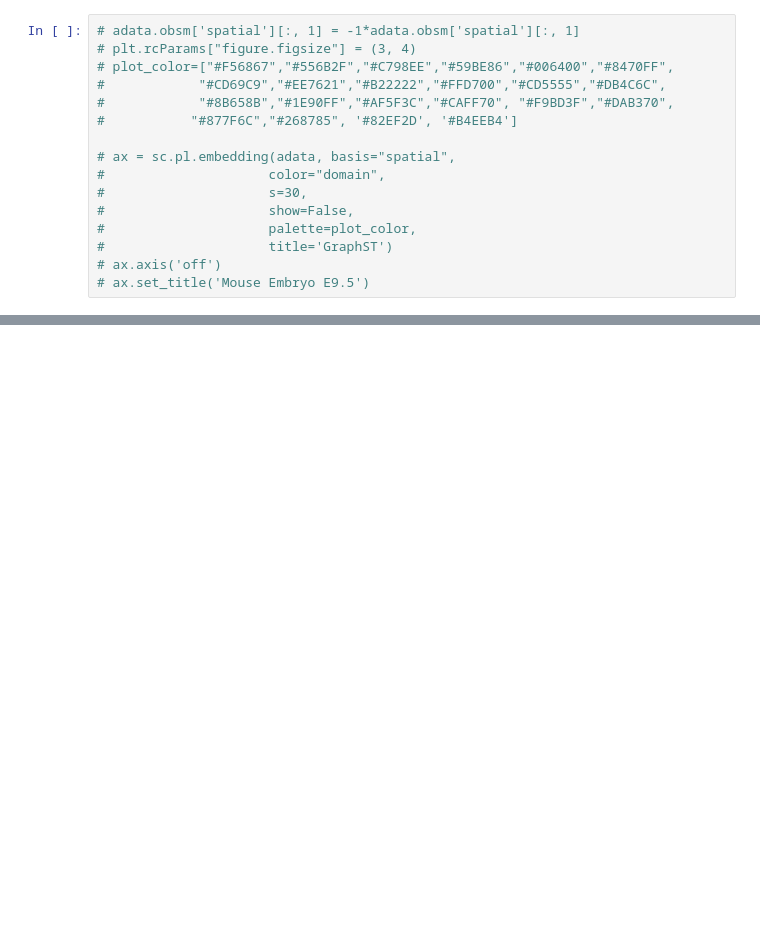
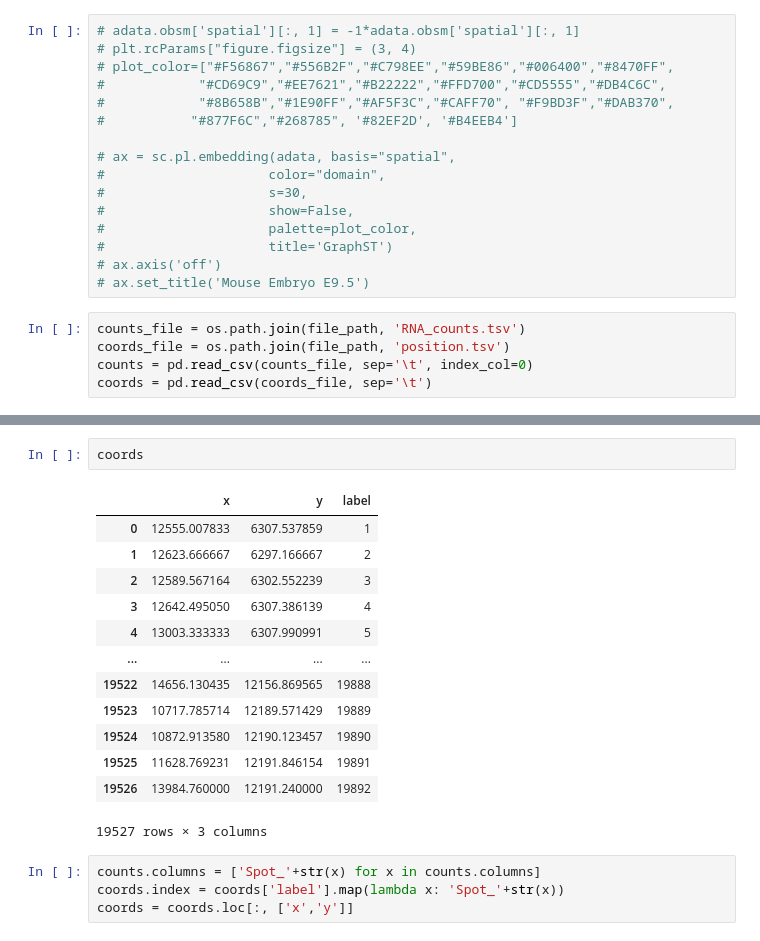
Before and after one commit to toan-ly/Spatial-Transcriptomics-Benchmark, a Jupyter notebook: GraphST/notebooks/docs/source/Tutorial 3_Stereo-seq.ipynb, the cells around one changed output, grey strips where cells are left out. Drawn from its saved outputs; the diff is of its cells as text; blank space fills up the shorter version.

```diff
--- a/GraphST/notebooks/docs/source/Tutorial 3_Stereo-seq.ipynb
+++ b/GraphST/notebooks/docs/source/Tutorial 3_Stereo-seq.ipynb
@@ -158,3 +158,8 @@ plt.savefig(output_path + 'each_cluster.png', dpi=300)
 #                     title='GraphST')
 # ax.axis('off')
 # ax.set_title('Mouse Embryo E9.5')
+# %%
+counts_file = os.path.join(file_path, 'RNA_counts.tsv')
+coords_file = os.path.join(file_path, 'position.tsv')
+counts = pd.read_csv(counts_file, sep='\t', index_col=0)
+coords = pd.read_csv(coords_file, sep='\t')
@@ -160,0 +174,20 @@ plt.savefig(output_path + 'each_cluster.png', dpi=300)
+# %%
+coords
+# %% [output]
+|  | x | y | label |
+| 0 | 12555.007833 | 6307.537859 | 1 |
+| 1 | 12623.666667 | 6297.166667 | 2 |
+| 2 | 12589.567164 | 6302.552239 | 3 |
+| 3 | 12642.495050 | 6307.386139 | 4 |
+| 4 | 13003.333333 | 6307.990991 | 5 |
+| ... | ... | ... | ... |
+| 19522 | 14656.130435 | 12156.869565 | 19888 |
+| 19523 | 10717.785714 | 12189.571429 | 19889 |
+| 19524 | 10872.913580 | 12190.123457 | 19890 |
+| 19525 | 11628.769231 | 12191.846154 | 19891 |
+| 19526 | 13984.760000 | 12191.240000 | 19892 |
+19527 rows × 3 columns
+# %%
+counts.columns = ['Spot_'+str(x) for x in counts.columns]
+coords.index = coords['label'].map(lambda x: 'Spot_'+str(x))
+coords = coords.loc[:, ['x','y']]
```
Also changed, not shown: parts of 17 cells of this notebook, 2 other files.
